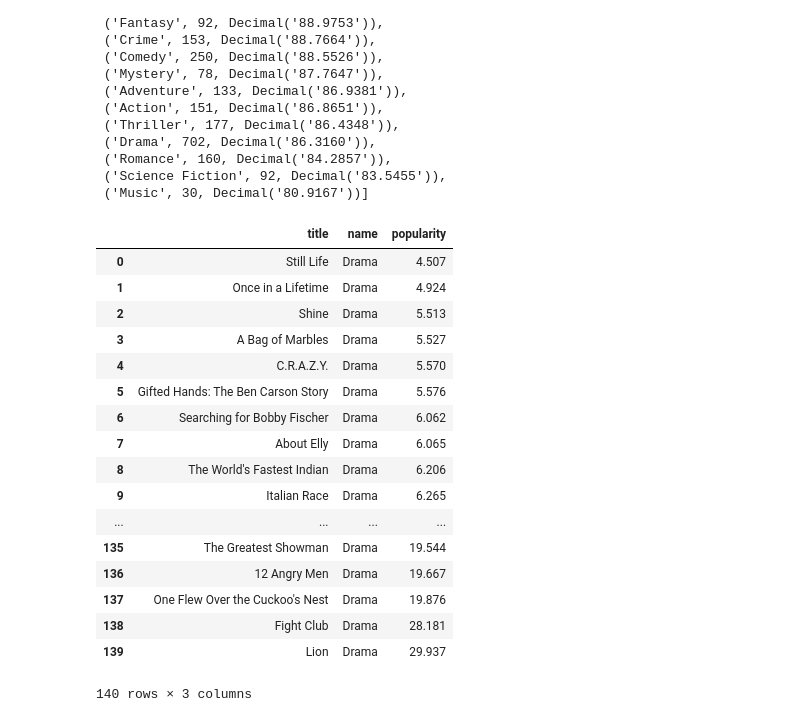
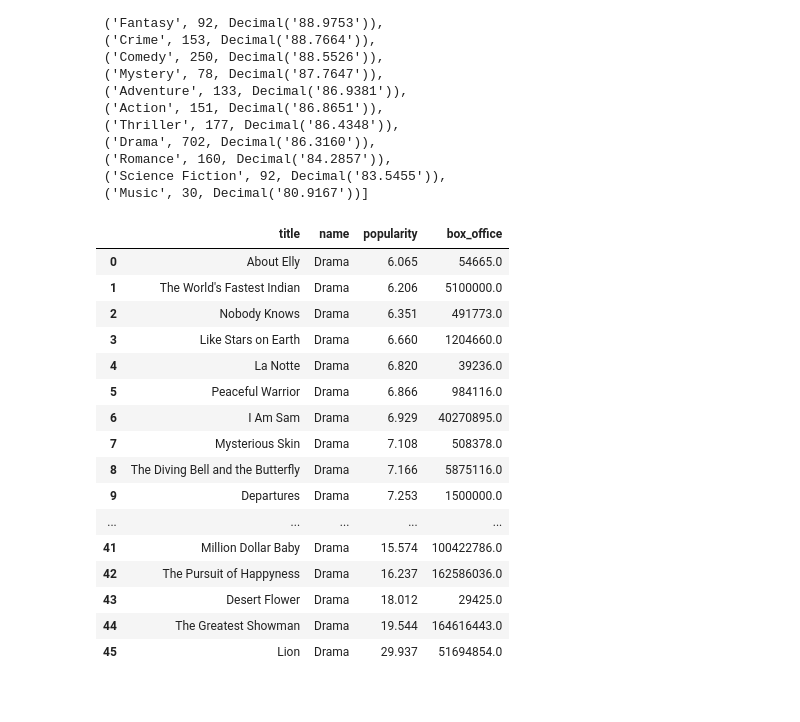
Before and after one commit to Rsaphra/Blockbusters_project, a Jupyter notebook: queries_2.ipynb, the cells around one changed output. Cells and saved outputs as stored; diff of their text form; code cells hidden in the pictures.

```diff
--- a/queries_2.ipynb
+++ b/queries_2.ipynb
@@ -406,34 +406,33 @@ top_ten_genre_by_votes()
  ('Music', 30, Decimal('80.9167'))]
 # %%
 def return_all_pure_dramas():
-        pure_drama_q = """SELECT movies.title, genres.name, movies.popularity
+        pure_drama_q = """SELECT movies.title, genres.name, movies.popularity, movies.box_office
                             FROM movies
                             JOIN genre_instances
                             USING(movie_id)
                             JOIN genres
                             USING(genre_id)
                             GROUP BY movie_id
-                            HAVING(COUNT(genre_id) = 1) AND genres.name = 'Drama'
+                            HAVING(COUNT(genre_id) = 1 AND movies.box_office > 0)
                             ORDER BY movies.popularity
                             """
         return execute_query_into_df(pure_drama_q)
 return_all_pure_dramas()
 # %% [output]
-|  | title | name | popularity |
-| 0 | Still Life | Drama | 4.507 |
-| 1 | Once in a Lifetime | Drama | 4.924 |
-| 2 | Shine | Drama | 5.513 |
-| 3 | A Bag of Marbles | Drama | 5.527 |
-| 4 | C.R.A.Z.Y. | Drama | 5.570 |
-| 5 | Gifted Hands: The Ben Carson Story | Drama | 5.576 |
-| 6 | Searching for Bobby Fischer | Drama | 6.062 |
-| 7 | About Elly | Drama | 6.065 |
-| 8 | The World's Fastest Indian | Drama | 6.206 |
-| 9 | Italian Race | Drama | 6.265 |
-| ... | ... | ... | ... |
-| 135 | The Greatest Showman | Drama | 19.544 |
-| 136 | 12 Angry Men | Drama | 19.667 |
-| 137 | One Flew Over the Cuckoo's Nest | Drama | 19.876 |
-| 138 | Fight Club | Drama | 28.181 |
-| 139 | Lion | Drama | 29.937 |
+|  | title | name | popularity | box_office |
+| 0 | About Elly | Drama | 6.065 | 54665.0 |
+| 1 | The World's Fastest Indian | Drama | 6.206 | 5100000.0 |
+| 2 | Nobody Knows | Drama | 6.351 | 491773.0 |
+| 3 | Like Stars on Earth | Drama | 6.660 | 1204660.0 |
+| 4 | La Notte | Drama | 6.820 | 39236.0 |
+| 5 | Peaceful Warrior | Drama | 6.866 | 984116.0 |
+| 6 | I Am Sam | Drama | 6.929 | 40270895.0 |
+| 7 | Mysterious Skin | Drama | 7.108 | 508378.0 |
+| 8 | The Diving Bell and the Butterfly | Drama | 7.166 | 5875116.0 |
+| 9 | Departures | Drama | 7.253 | 1500000.0 |
+| ... | ... | ... | ... | ... |
+| 41 | Million Dollar Baby | Drama | 15.574 | 100422786.0 |
+| 42 | The Pursuit of Happyness | Drama | 16.237 | 162586036.0 |
+| 43 | Desert Flower | Drama | 18.012 | 29425.0 |
+| 44 | The Greatest Showman | Drama | 19.544 | 164616443.0 |
+| 45 | Lion | Drama | 29.937 | 51694854.0 |
-140 rows × 3 columns
```
Also changed, not shown: parts of 4 cells of this notebook.
